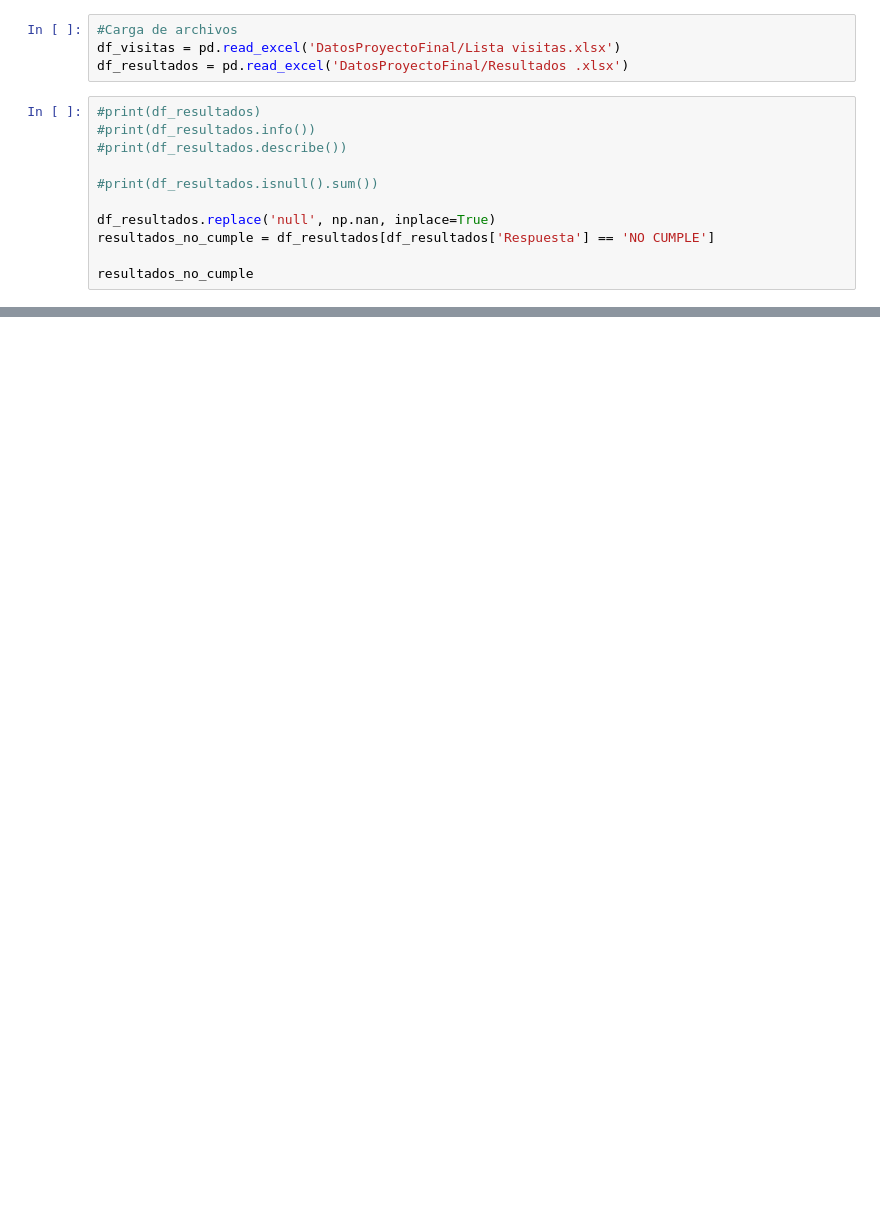
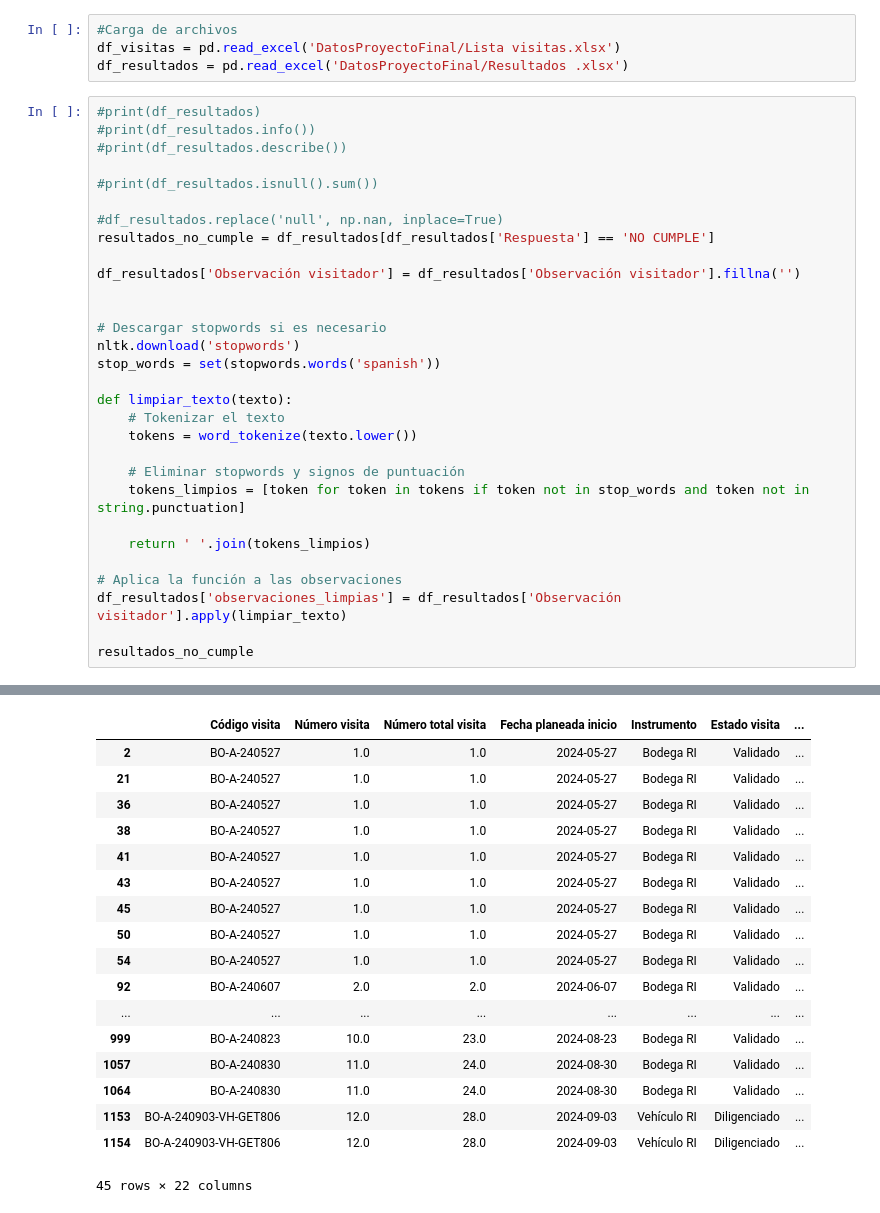
Before and after one commit to ComancheMario/Python-, a Jupyter notebook: I.A/ProyectoFinal.ipynb, the cells around one changed output, grey strips where cells are left out. Drawn from its saved outputs; the diff is of its cells as text; blank space fills up the shorter version.

```diff
--- a/I.A/ProyectoFinal.ipynb
+++ b/I.A/ProyectoFinal.ipynb
@@ -8,14 +19,34 @@ ImportError: cannot import name 'ModelMetaclass' from 'pydantic.main' (/usr/lib/
 #Carga de archivos
 df_visitas = pd.read_excel('DatosProyectoFinal/Lista visitas.xlsx')
 df_resultados = pd.read_excel('DatosProyectoFinal/Resultados .xlsx')
-# %%
-#print(df_resultados)
-#print(df_resultados.info())
-#print(df_resultados.describe())
-
-#print(df_resultados.isnull().sum())
-
-df_resultados.replace('null', np.nan, inplace=True)
-resultados_no_cumple = df_resultados[df_resultados['Respuesta'] == 'NO CUMPLE']
-
-resultados_no_cumple
+# %%
+#print(df_resultados)
+#print(df_resultados.info())
+#print(df_resultados.describe())
+
+#print(df_resultados.isnull().sum())
+
+#df_resultados.replace('null', np.nan, inplace=True)
+resultados_no_cumple = df_resultados[df_resultados['Respuesta'] == 'NO CUMPLE']
+
+df_resultados['Observación visitador'] = df_resultados['Observación visitador'].fillna('')
+
+
+# Descargar stopwords si es necesario
+nltk.download('stopwords')
+stop_words = set(stopwords.words('spanish'))
+
+def limpiar_texto(texto):
+    # Tokenizar el texto
+    tokens = word_tokenize(texto.lower())
+
+    # Eliminar stopwords y signos de puntuación
+    tokens_limpios = [token for token in tokens if token not in stop_words and token not in string.punctuation]
+
+    return ' '.join(tokens_limpios)
+
+# Aplica la función a las observaciones
+df_resultados['observaciones_limpias'] = df_resultados['Observación visitador'].apply(limpiar_texto)
+
+resultados_no_cumple
+# %% [output]
@@ -21,0 +55,18 @@ resultados_no_cumple
+|  | Código visita | Número visita | Número total visita | Fecha planeada inicio | Instrumento | Estado visita | ... |
+| 2 | BO-A-240527 | 1.0 | 1.0 | 2024-05-27 | Bodega RI | Validado | ... |
+| 21 | BO-A-240527 | 1.0 | 1.0 | 2024-05-27 | Bodega RI | Validado | ... |
+| 36 | BO-A-240527 | 1.0 | 1.0 | 2024-05-27 | Bodega RI | Validado | ... |
+| 38 | BO-A-240527 | 1.0 | 1.0 | 2024-05-27 | Bodega RI | Validado | ... |
+| 41 | BO-A-240527 | 1.0 | 1.0 | 2024-05-27 | Bodega RI | Validado | ... |
+| 43 | BO-A-240527 | 1.0 | 1.0 | 2024-05-27 | Bodega RI | Validado | ... |
+| 45 | BO-A-240527 | 1.0 | 1.0 | 2024-05-27 | Bodega RI | Validado | ... |
+| 50 | BO-A-240527 | 1.0 | 1.0 | 2024-05-27 | Bodega RI | Validado | ... |
+| 54 | BO-A-240527 | 1.0 | 1.0 | 2024-05-27 | Bodega RI | Validado | ... |
+| 92 | BO-A-240607 | 2.0 | 2.0 | 2024-06-07 | Bodega RI | Validado | ... |
+| ... | ... | ... | ... | ... | ... | ... | ... |
+| 999 | BO-A-240823 | 10.0 | 23.0 | 2024-08-23 | Bodega RI | Validado | ... |
+| 1057 | BO-A-240830 | 11.0 | 24.0 | 2024-08-30 | Bodega RI | Validado | ... |
+| 1064 | BO-A-240830 | 11.0 | 24.0 | 2024-08-30 | Bodega RI | Validado | ... |
+| 1153 | BO-A-240903-VH-GET806 | 12.0 | 28.0 | 2024-09-03 | Vehículo RI | Diligenciado | ... |
+| 1154 | BO-A-240903-VH-GET806 | 12.0 | 28.0 | 2024-09-03 | Vehículo RI | Diligenciado | ... |
+45 rows × 22 columns
```
Also changed, not shown: parts of 8 cells of this notebook, 1 other file.
